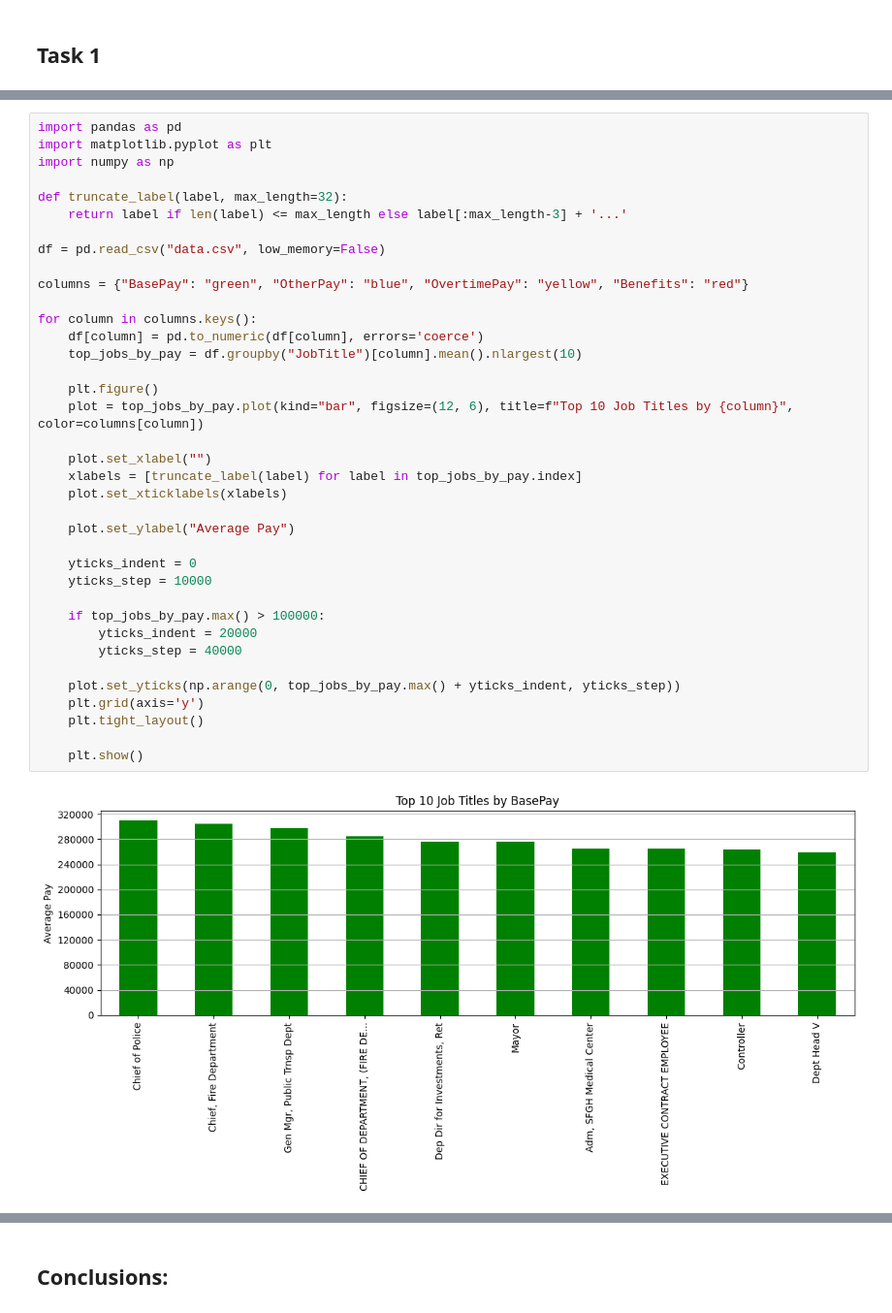
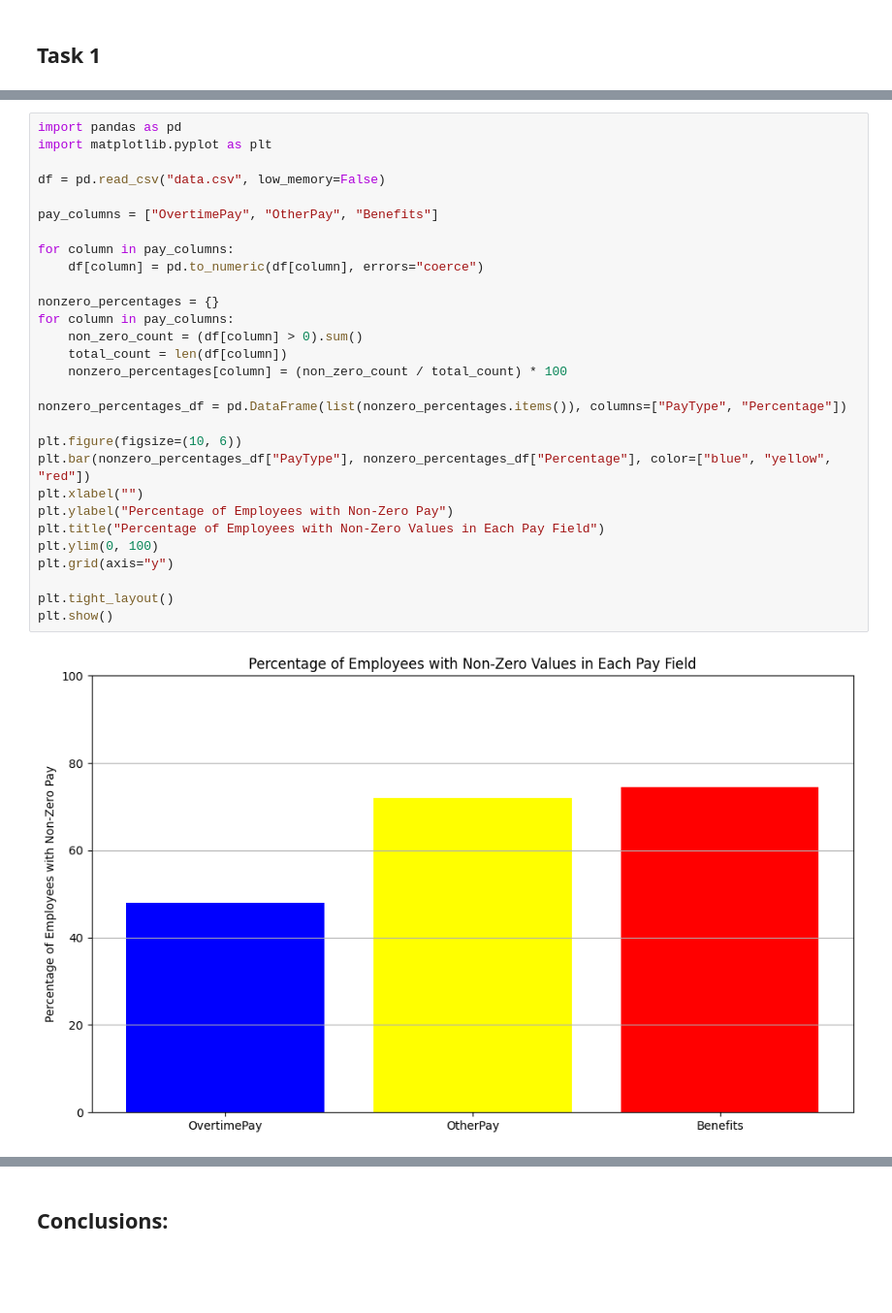
Before and after one commit to lavanda888boy/FIA_Labs, a Jupyter notebook: Lab4_Learning/Lab4_Learning.ipynb, the cells around one changed output, grey strips where cells are left out. Shown at 97% size. Cells and saved outputs as stored; diff of their text form; blank space fills up the shorter version.

```diff
--- a/Lab4_Learning/Lab4_Learning.ipynb
+++ b/Lab4_Learning/Lab4_Learning.ipynb
@@ -27,39 +36,31 @@ plot.set_xticks(average_pay_per_year.index);
 # %%
 import pandas as pd
 import matplotlib.pyplot as plt
-import numpy as np
-
-def truncate_label(label, max_length=32):
-    return label if len(label) <= max_length else label[:max_length-3] + '...'
 
 df = pd.read_csv("data.csv", low_memory=False)
 
-columns = {"BasePay": "green", "OtherPay": "blue", "OvertimePay": "yellow", "Benefits": "red"}
+pay_columns = ["OvertimePay", "OtherPay", "Benefits"]
 
-for column in columns.keys():
-    df[column] = pd.to_numeric(df[column], errors='coerce')
-    top_jobs_by_pay = df.groupby("JobTitle")[column].mean().nlargest(10)
+for column in pay_columns:
+    df[column] = pd.to_numeric(df[column], errors="coerce")
 
-    plt.figure()
-    plot = top_jobs_by_pay.plot(kind="bar", figsize=(12, 6), title=f"Top 10 Job Titles by {column}", color=columns[column])
+nonzero_percentages = {}
+for column in pay_columns:
+    non_zero_count = (df[column] > 0).sum()
+    total_count = len(df[column])
+    nonzero_percentages[column] = (non_zero_count / total_count) * 100
 
-    plot.set_xlabel("")
-    xlabels = [truncate_label(label) for label in top_jobs_by_pay.index]
-    plot.set_xticklabels(xlabels)
+nonzero_percentages_df = pd.DataFrame(list(nonzero_percentages.items()), columns=["PayType", "Percentage"])
 
-    plot.set_ylabel("Average Pay")
+plt.figure(figsize=(10, 6))
+plt.bar(nonzero_percentages_df["PayType"], nonzero_percentages_df["Percentage"], color=["blue", "yellow", "red"])
+plt.xlabel("")
+plt.ylabel("Percentage of Employees with Non-Zero Pay")
+plt.title("Percentage of Employees with Non-Zero Values in Each Pay Field")
+plt.ylim(0, 100)
+plt.grid(axis="y")
 
-    yticks_indent = 0
-    yticks_step = 10000
-
-    if top_jobs_by_pay.max() > 100000:
-        yticks_indent = 20000
-        yticks_step = 40000
-
-    plot.set_yticks(np.arange(0, top_jobs_by_pay.max() + yticks_indent, yticks_step))
-    plt.grid(axis='y')
-    plt.tight_layout()
-
-    plt.show()
+plt.tight_layout()
+plt.show()
 # %% [output]
-[figure, old version]
+[figure, new version]
```
Also changed, not shown: parts of 24 cells of this notebook, 1 other file.
